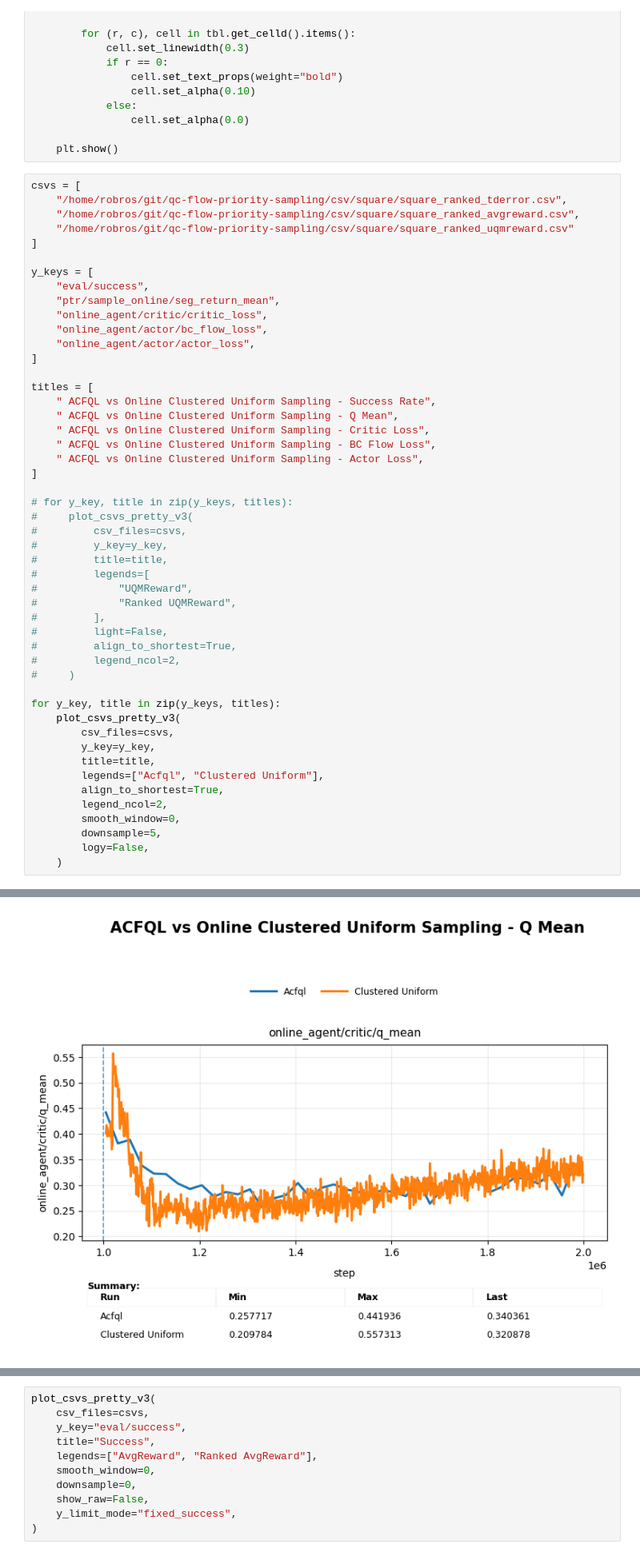
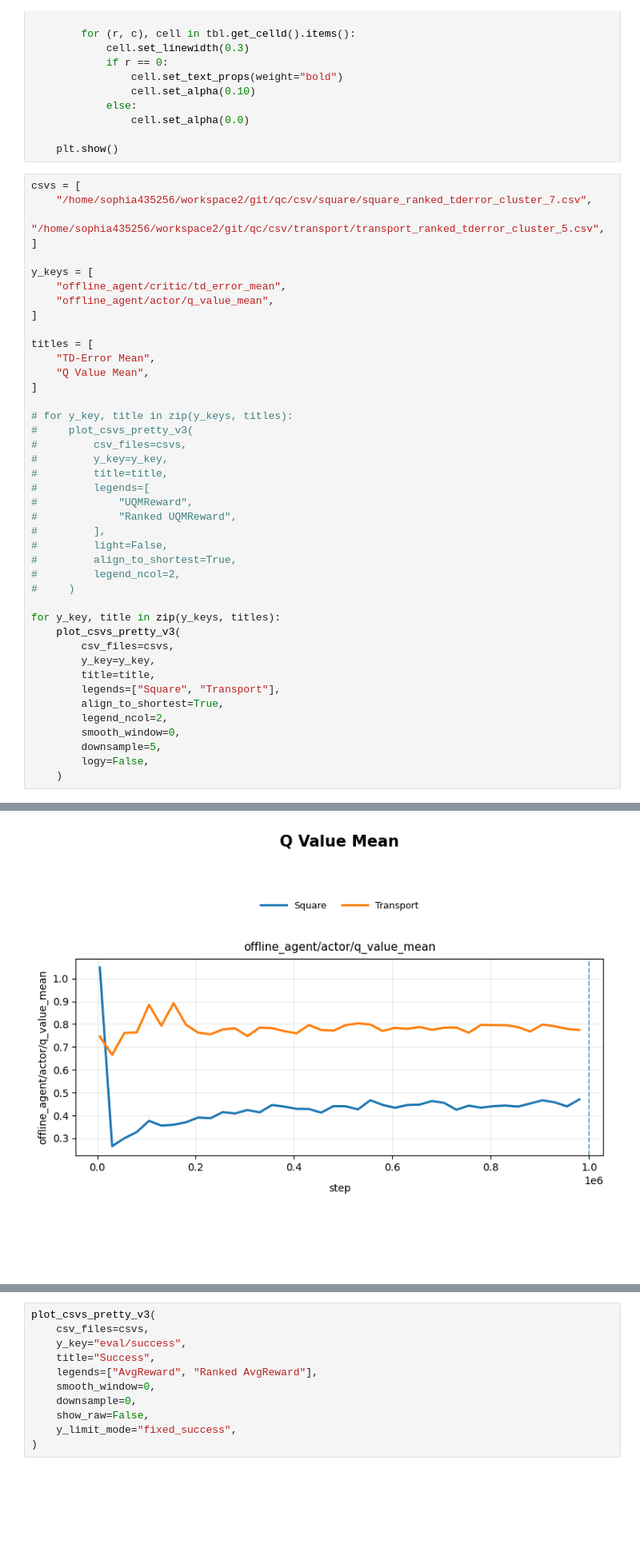
Before and after one commit to Revivekirin/qc-flow-priority-sampling, a Jupyter notebook: test.ipynb, the cells around one changed output, grey strips where cells are left out. Shown at 80% size. Saved outputs shown, nothing was run; the diff lists cells and outputs as text; blank space fills up the shorter version.

```diff
--- a/test.ipynb
+++ b/test.ipynb
@@ -769,25 +769,18 @@ def plot_csvs_pretty_v3(
     plt.show()
 # %%
 csvs = [
-    "/home/robros/git/qc-flow-priority-sampling/csv/square/square_ranked_tderror.csv",
-    "/home/robros/git/qc-flow-priority-sampling/csv/square/square_ranked_avgreward.csv",
-    "/home/robros/git/qc-flow-priority-sampling/csv/square/square_ranked_uqmreward.csv"
+    "/home/sophia435256/workspace2/git/qc/csv/square/square_ranked_tderror_cluster_7.csv",
+    "/home/sophia435256/workspace2/git/qc/csv/transport/transport_ranked_tderror_cluster_5.csv",
 ]
 
 y_keys = [
-    "eval/success",
-    "ptr/sample_online/seg_return_mean",
-    "online_agent/critic/critic_loss",
-    "online_agent/actor/bc_flow_loss",
-    "online_agent/actor/actor_loss",
+    "offline_agent/critic/td_error_mean",
+    "offline_agent/actor/q_value_mean",
 ]
 
 titles = [
-    " ACFQL vs Online Clustered Uniform Sampling - Success Rate",
-    " ACFQL vs Online Clustered Uniform Sampling - Q Mean",
-    " ACFQL vs Online Clustered Uniform Sampling - Critic Loss",
-    " ACFQL vs Online Clustered Uniform Sampling - BC Flow Loss",
-    " ACFQL vs Online Clustered Uniform Sampling - Actor Loss",
+    "TD-Error Mean",
+    "Q Value Mean",
 ]
 
 # for y_key, title in zip(y_keys, titles):
@@ -809,7 +802,7 @@ for y_key, title in zip(y_keys, titles):
         csv_files=csvs,
         y_key=y_key,
         title=title,
-        legends=["Acfql", "Clustered Uniform"],
+        legends=["Square", "Transport"],
         align_to_shortest=True,
         legend_ncol=2,
         smooth_window=0,
@@ -821 +814 @@ for y_key, title in zip(y_keys, titles):
-[figure, old version]
+[figure, new version]
```
Also changed, not shown: parts of 2 cells of this notebook, 21 other files.
